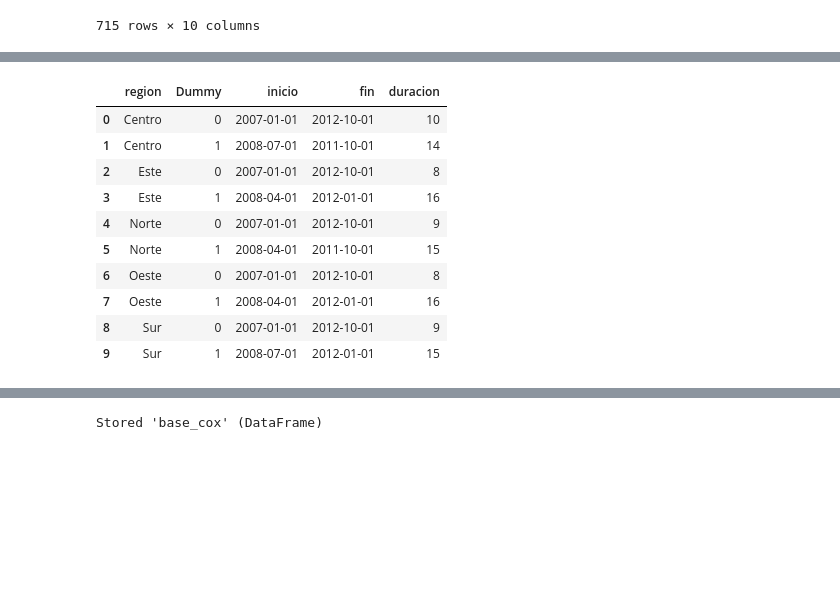
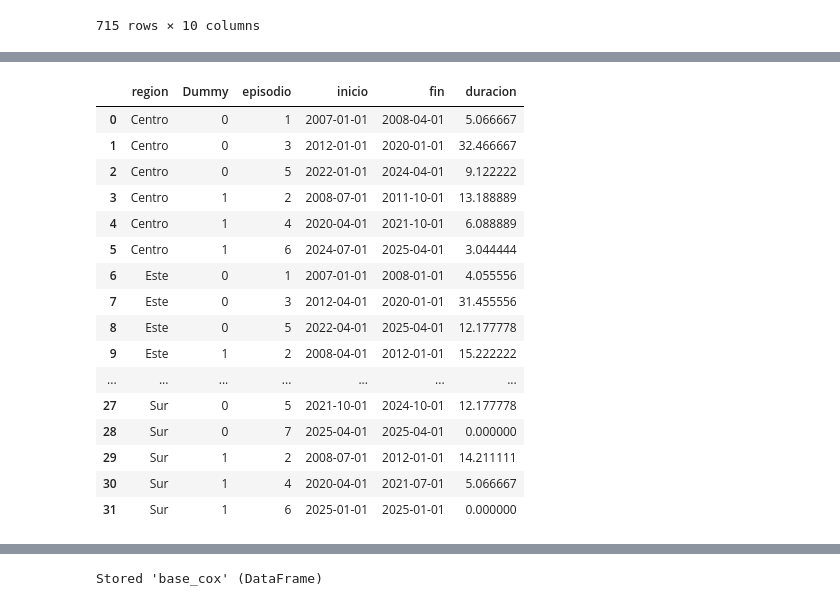
Before and after one commit to Jota-leals/Modelos, a Jupyter notebook: datos_cox.ipynb, the cells around one changed output, grey strips where cells are left out. Cells and saved outputs as stored; diff of their text form; code cells hidden in the pictures; blank space fills up the shorter version.

```diff
--- a/datos_cox.ipynb
+++ b/datos_cox.ipynb
@@ -457,10 +457,11 @@ base_cox
 715 rows × 10 columns
 # %%
 base_cox = base_cox[base_cox['Fecha']>='2007-01-01']
-base_cox = base_cox[base_cox['Fecha']<='2012-12-01']
+base_cox = base_cox[base_cox['Fecha']<='2025-06-01']
 base_cox['GDP'] = np.log(base_cox['GDP'])
 base_cox['Personal_Income']=np.log(base_cox['Personal_Income'])
 base_cox =  base_cox[['region','Trim','TasaDesempleo','Personal_Income','GDP','SahmRule','Dummy','Fecha']]
-base_cox['duration'] = base_cox.groupby('region').cumcount() + 1
+base_cox['cambio'] = base_cox['Dummy'].ne(base_cox.groupby('region')['Dummy'].shift()).astype(int)
+base_cox['episodio'] = base_cox.groupby('region')['cambio'].cumsum()
 base_cox
 # %% [output]
@@ -480,27 +481,33 @@ base_cox
 # %%
 duraciones = (
     base_cox.dropna(subset=['Dummy'])
-        .groupby(['region', 'Dummy'])
+        .groupby(['region', 'Dummy','episodio'])
         .agg(
             inicio=('Fecha', 'min'),
             fin=('Fecha', 'max'),
-            duracion=('Fecha', lambda x: len(x)),
+            duracion=('Fecha',  lambda x: (x.max() - x.min()).days/90),
         )
         .reset_index()
 )
 duraciones
 # %% [output]
-|  | region | Dummy | inicio | fin | duracion |
-| 0 | Centro | 0 | 2007-01-01 | 2012-10-01 | 10 |
-| 1 | Centro | 1 | 2008-07-01 | 2011-10-01 | 14 |
-| 2 | Este | 0 | 2007-01-01 | 2012-10-01 | 8 |
-| 3 | Este | 1 | 2008-04-01 | 2012-01-01 | 16 |
-| 4 | Norte | 0 | 2007-01-01 | 2012-10-01 | 9 |
-| 5 | Norte | 1 | 2008-04-01 | 2011-10-01 | 15 |
-| 6 | Oeste | 0 | 2007-01-01 | 2012-10-01 | 8 |
-| 7 | Oeste | 1 | 2008-04-01 | 2012-01-01 | 16 |
-| 8 | Sur | 0 | 2007-01-01 | 2012-10-01 | 9 |
-| 9 | Sur | 1 | 2008-07-01 | 2012-01-01 | 15 |
+|  | region | Dummy | episodio | inicio | fin | duracion |
+| 0 | Centro | 0 | 1 | 2007-01-01 | 2008-04-01 | 5.066667 |
+| 1 | Centro | 0 | 3 | 2012-01-01 | 2020-01-01 | 32.466667 |
+| 2 | Centro | 0 | 5 | 2022-01-01 | 2024-04-01 | 9.122222 |
+| 3 | Centro | 1 | 2 | 2008-07-01 | 2011-10-01 | 13.188889 |
+| 4 | Centro | 1 | 4 | 2020-04-01 | 2021-10-01 | 6.088889 |
+| 5 | Centro | 1 | 6 | 2024-07-01 | 2025-04-01 | 3.044444 |
+| 6 | Este | 0 | 1 | 2007-01-01 | 2008-01-01 | 4.055556 |
+| 7 | Este | 0 | 3 | 2012-04-01 | 2020-01-01 | 31.455556 |
+| 8 | Este | 0 | 5 | 2022-04-01 | 2025-04-01 | 12.177778 |
+| 9 | Este | 1 | 2 | 2008-04-01 | 2012-01-01 | 15.222222 |
+| ... | ... | ... | ... | ... | ... | ... |
+| 27 | Sur | 0 | 5 | 2021-10-01 | 2024-10-01 | 12.177778 |
+| 28 | Sur | 0 | 7 | 2025-04-01 | 2025-04-01 | 0.000000 |
+| 29 | Sur | 1 | 2 | 2008-07-01 | 2012-01-01 | 14.211111 |
+| 30 | Sur | 1 | 4 | 2020-04-01 | 2021-07-01 | 5.066667 |
+| 31 | Sur | 1 | 6 | 2025-01-01 | 2025-01-01 | 0.000000 |
 # %%
 vars_media = (
     base_cox.dropna(subset=['Dummy'])
```
Also changed, not shown: parts of 2 cells of this notebook, 2 other files.
